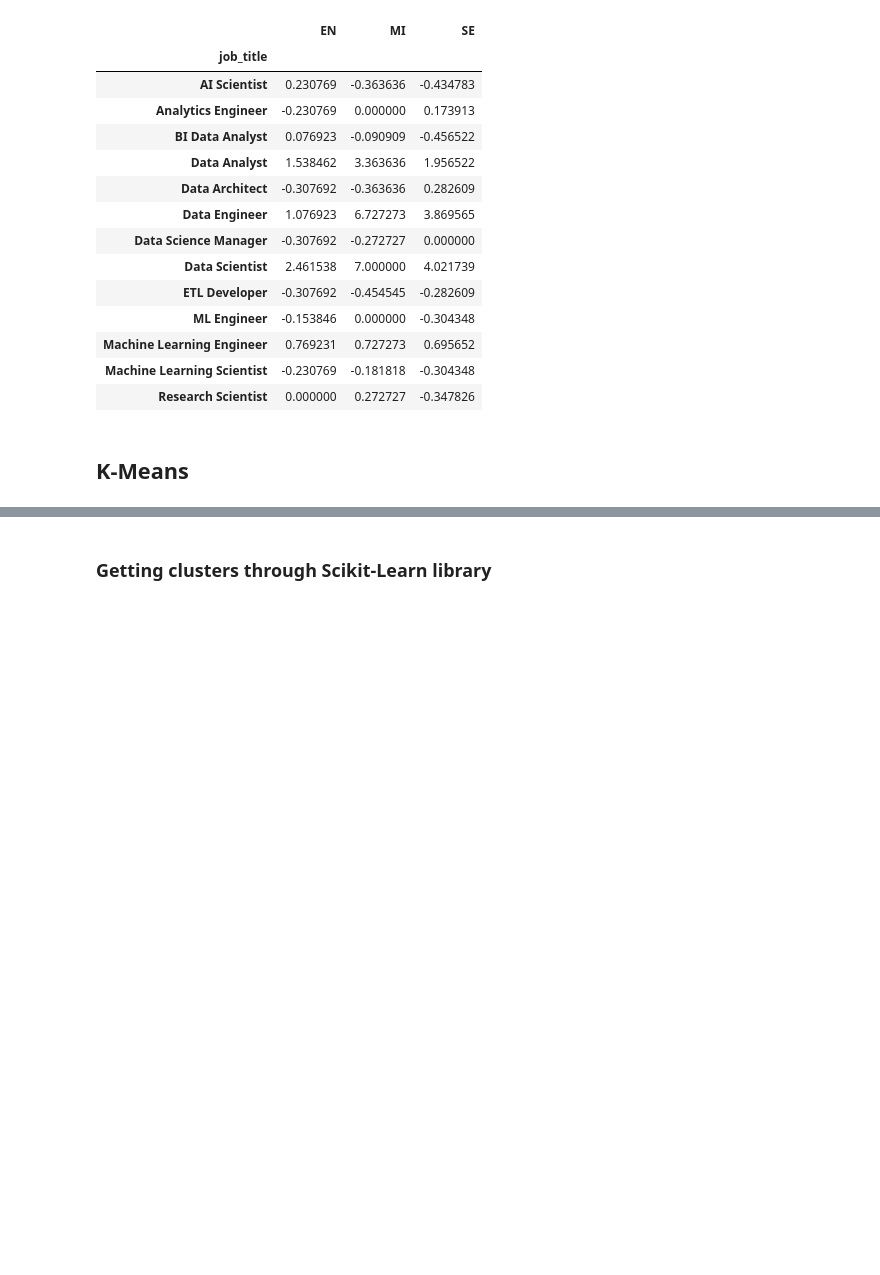
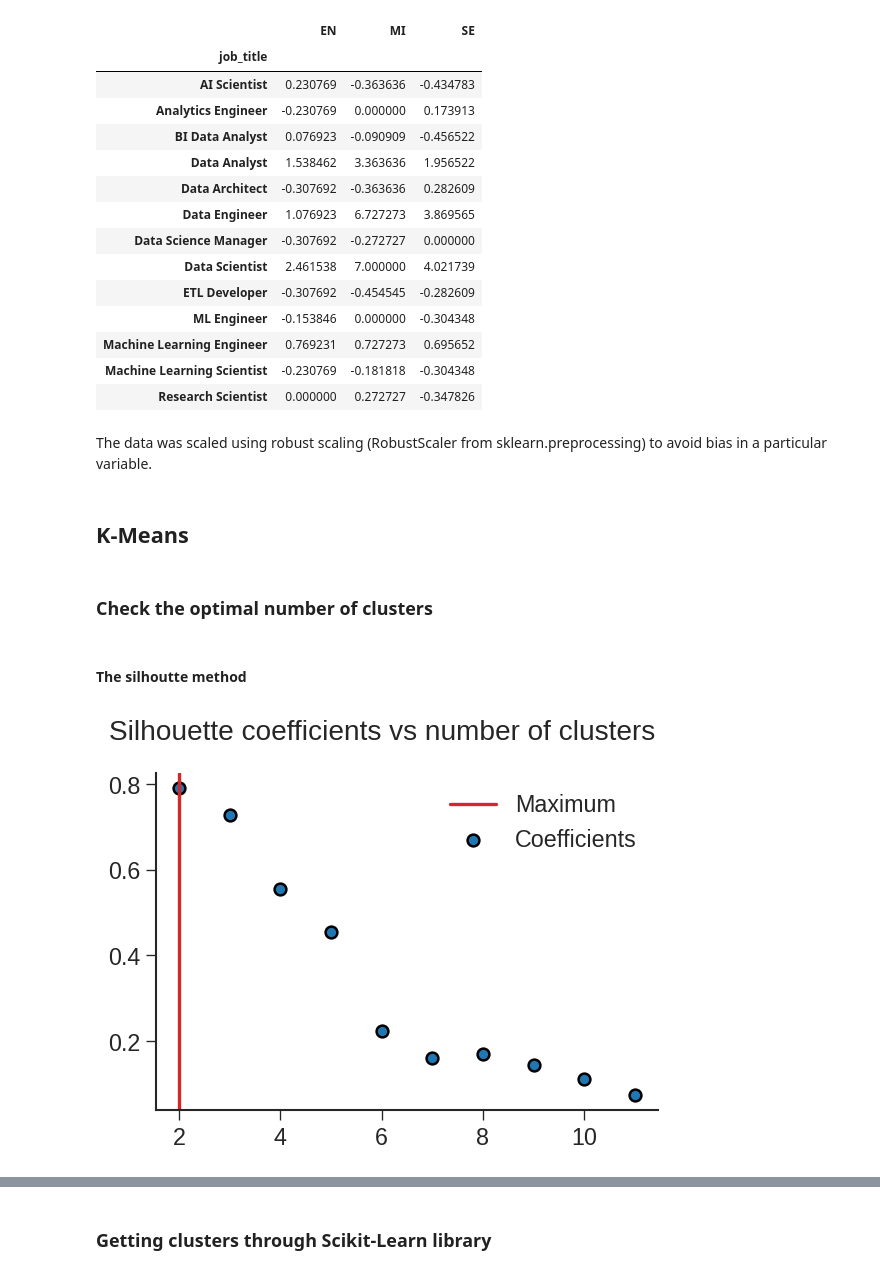
Before and after one commit to nicolaubruno/ML_projects, a Jupyter notebook: Data Science Jobs/partitional.ipynb, the cells around one changed output, grey strips where cells are left out. Drawn from its saved outputs; the diff is of its cells as text; code cells hidden in the pictures; blank space fills up the shorter version.

```diff
--- a/Data Science Jobs/partitional.ipynb
+++ b/Data Science Jobs/partitional.ipynb
@@ -65,5 +63,11 @@ Scaled Dataframe
 | Machine Learning Engineer | 0.769231 | 0.727273 | 0.695652 |
 | Machine Learning Scientist | -0.230769 | -0.181818 | -0.304348 |
 | Research Scientist | 0.000000 | 0.272727 | -0.347826 |
+# %% [markdown]
+The data was scaled using robust scaling (RobustScaler from sklearn.preprocessing) to avoid bias in a particular variable.
 # %% [markdown]
 ## K-Means
+# %% [markdown]
+### Check the optimal number of clusters
+# %% [markdown]
+#### The silhoutte method
@@ -69,0 +99,49 @@ Scaled Dataframe
+# %%
+# Get silhouette_coefficients
+sil, n_clusters = silhouette_coefs(scaled_df)
+
+#----- Plotting silhouette coefficients -----#
+
+# Figure and axes
+fig = plt.figure(figsize = (5, 4), dpi = 120)
+ax = plt.gca()
+
+# Style
+plt.style.use('seaborn-ticks')
+plt.rcParams.update({'font.size': 14})
+
+# Remove spines
+ax.spines[['top', 'right']].set_visible(False)
+
+# Maximum silhouette coefficient
+ax.axvline(
+        n_clusters[np.argmax(sil)],
+        color = sns.color_palette()[3],
+        linewidth = 2,
+        label = 'Maximum'
+    )
+
+sns.scatterplot(
+        y = sil,
+        x = n_clusters,
+        ax = ax,
+        s = 50,
+        edgecolor = 'black',
+        linewidth = 1.5,
+        label = 'Coefficients'
+    )
+
+
+# Title and labels
+ax.set_title('Silhouette coefficients vs number of clusters', pad = 20, x = 0.45)
+#ax.set_xlabel('Number of Clusters')
+#ax.set_ylabel('Silhoutte Coefficient')
+ax.legend()
+
+# Show and save figure
+plt.subplots_adjust(right = 5.0)
+plt.tight_layout()
+plt.savefig('images/partitional/silhouette_coefficients.png', dpi = 120)
+plt.show()
+# %% [output]
+[figure, added]
```
Also changed, not shown: parts of 6 cells of this notebook, 3 other files.
